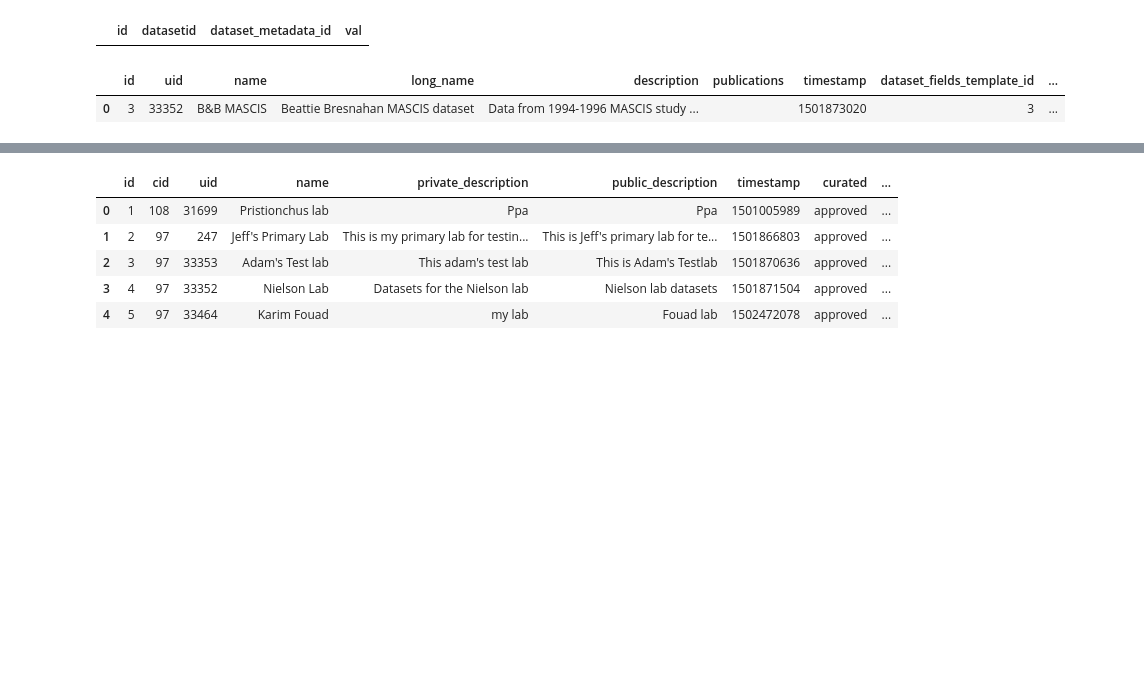
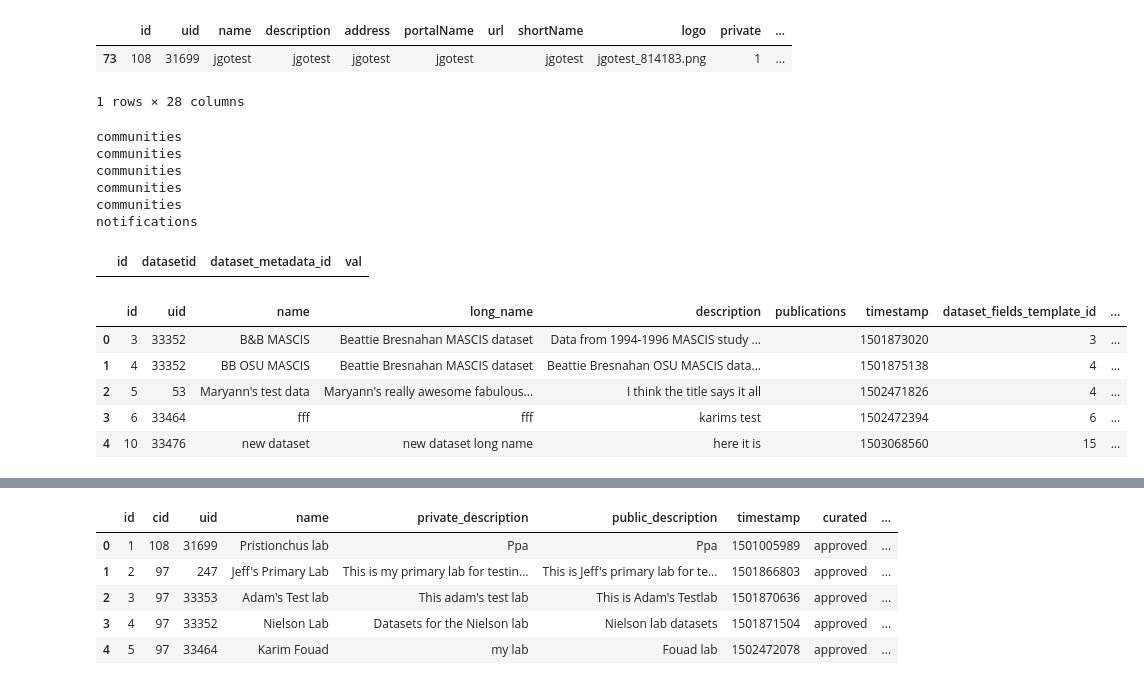
Before and after one commit to tgbugs/pyontutils, a Jupyter notebook: ilxutils/notebook-testing/datasets_testing.ipynb, the cells around one changed output, grey strips where cells are left out. Drawn from its saved outputs; the diff is of its cells as text; code cells hidden in the pictures; blank space fills up the shorter version.

```diff
--- a/ilxutils/notebook-testing/datasets.ipynb
+++ b/ilxutils/notebook-testing/datasets_testing.ipynb
@@ -67,3 +58,28 @@ tables[tables[column_name].str.contains('dataset')]
+# %%
+df = sql.get_table('communities')
+df[df.id == 108]
+# %% [output]
+|  | id | uid | name | description | address | portalName | url | shortName | logo | private | ... |
+| 73 | 108 | 31699 | jgotest | jgotest | jgotest | jgotest |  | jgotest | jgotest_814183.png | 1 | ... |
+1 rows × 28 columns
+# %%
+tables = sql.show_tables()
+column_name = list(tables)[0]
+for tablename in tables['Tables_in_nif_eelg']:
+    df = sql.get_table(tablename)
+    for column_name in list(df):
+        try:
+            if not df[df[column_name].str.contains('jgotest')].empty:
+                print(tablename)
+        except:
+            continue
+# %% [output]
+communities
+communities
+communities
+communities
+communities
+notifications
 # %%
 df = sql.get_table('dataset_metadata')
 df.head()
@@ -77,6 +94,10 @@ dft = sql.get_table('dataset_fields_templates')
 # %%
-ds.head(1)
+ds.head()
 # %% [output]
 |  | id | uid | name | long_name | description | publications | timestamp | dataset_fields_template_id | ... |
 | 0 | 3 | 33352 | B&B MASCIS | Beattie Bresnahan MASCIS dataset | Data from 1994-1996 MASCIS study ... |  | 1501873020 | 3 | ... |
+| 1 | 4 | 33352 | BB OSU MASCIS | Beattie Bresnahan MASCIS dataset | Beattie Bresnahan OSU MASCIS data... |  | 1501875138 | 4 | ... |
+| 2 | 5 | 53 | Maryann's test data | Maryann's really awesome fabulous... | I think the title says it all |  | 1502471826 | 4 | ... |
+| 3 | 6 | 33464 | fff | fff | karims test |  | 1502472394 | 6 | ... |
+| 4 | 10 | 33476 | new dataset | new dataset long name | here it is |  | 1503068560 | 15 | ... |
 # %%
```
Also changed, not shown: parts of 9 cells of this notebook, 8 other files.
